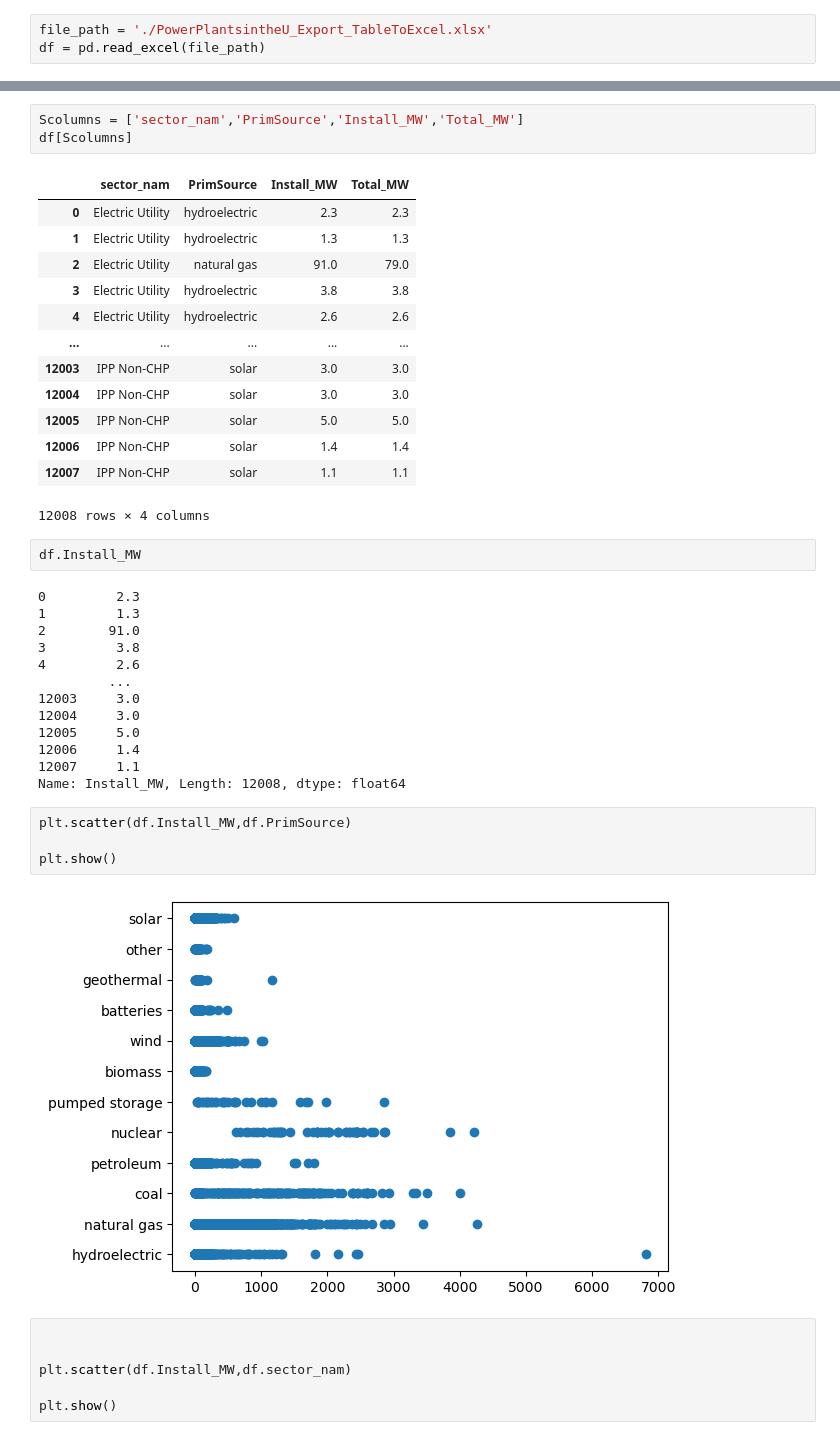
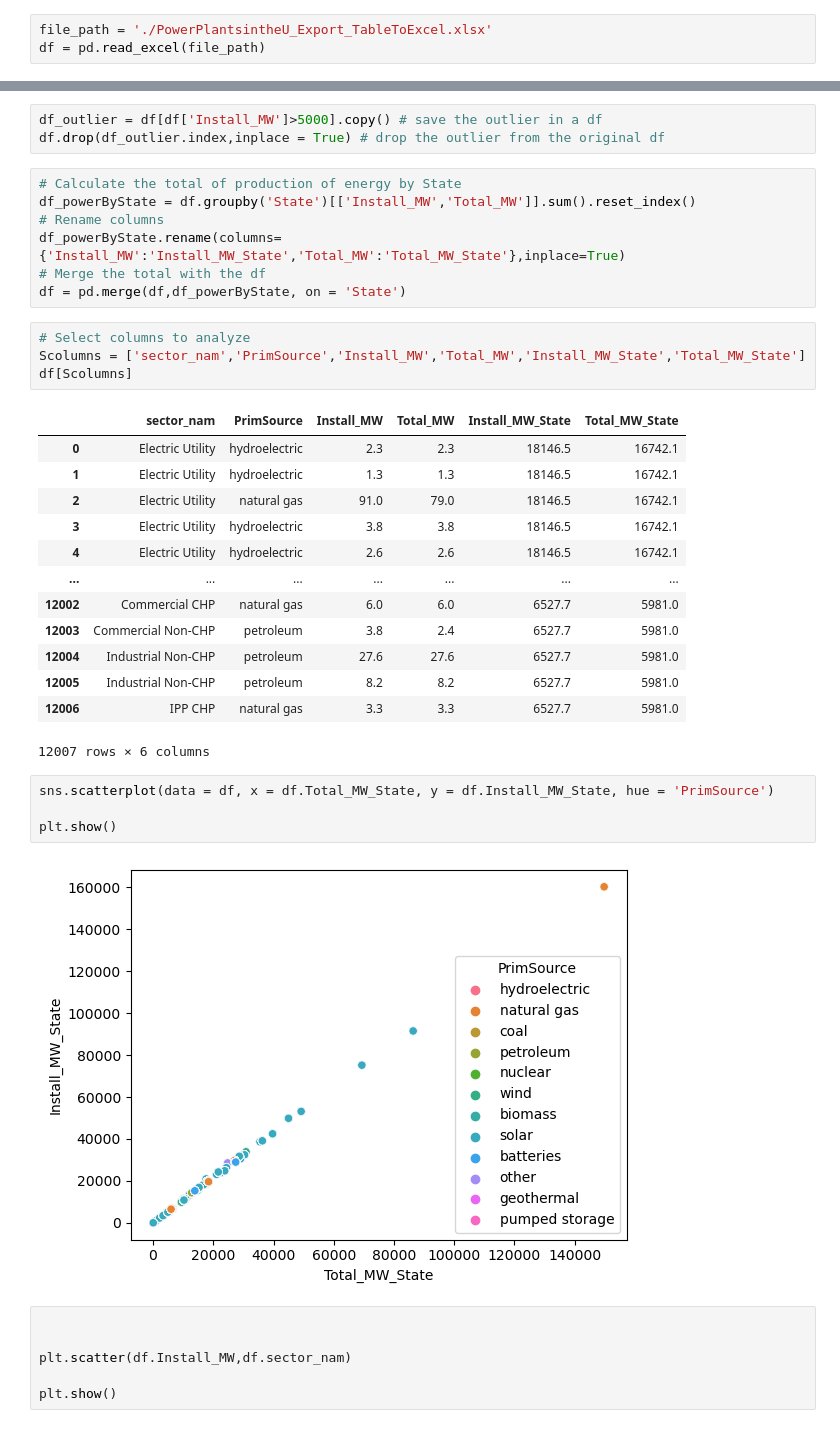
Before and after one commit to noriegamonsc1/02.MACHINE_LEARNING_SP23, a Jupyter notebook: Unsupervised_ML.ipynb, the cells around one changed output, grey strips where cells are left out. Cells and saved outputs as stored; diff of their text form.

```diff
--- a/Unsupervised_ML.ipynb
+++ b/Unsupervised_ML.ipynb
@@ -93,41 +45,37 @@ array([  2.3,   1.3,  79. , ..., 365.5,  70.7,  84.6])
+# %%
+df_outlier = df[df['Install_MW']>5000].copy() # save the outlier in a df
+df.drop(df_outlier.index,inplace = True) # drop the outlier from the original df
+# %%
+# Calculate the total of production of energy by State
+df_powerByState = df.groupby('State')[['Install_MW','Total_MW']].sum().reset_index()
+# Rename columns
+df_powerByState.rename(columns={'Install_MW':'Install_MW_State','Total_MW':'Total_MW_State'},inplace=True)
+# Merge the total with the df
+df = pd.merge(df,df_powerByState, on = 'State')
 # %%
-Scolumns = ['sector_nam','PrimSource','Install_MW','Total_MW']
+# Select columns to analyze
+Scolumns = ['sector_nam','PrimSource','Install_MW','Total_MW','Install_MW_State','Total_MW_State']
 df[Scolumns]
 # %% [output]
-|  | sector_nam | PrimSource | Install_MW | Total_MW |
-| 0 | Electric Utility | hydroelectric | 2.3 | 2.3 |
-| 1 | Electric Utility | hydroelectric | 1.3 | 1.3 |
-| 2 | Electric Utility | natural gas | 91.0 | 79.0 |
-| 3 | Electric Utility | hydroelectric | 3.8 | 3.8 |
-| 4 | Electric Utility | hydroelectric | 2.6 | 2.6 |
-| ... | ... | ... | ... | ... |
-| 12003 | IPP Non-CHP | solar | 3.0 | 3.0 |
-| 12004 | IPP Non-CHP | solar | 3.0 | 3.0 |
-| 12005 | IPP Non-CHP | solar | 5.0 | 5.0 |
-| 12006 | IPP Non-CHP | solar | 1.4 | 1.4 |
-| 12007 | IPP Non-CHP | solar | 1.1 | 1.1 |
+|  | sector_nam | PrimSource | Install_MW | Total_MW | Install_MW_State | Total_MW_State |
+| 0 | Electric Utility | hydroelectric | 2.3 | 2.3 | 18146.5 | 16742.1 |
+| 1 | Electric Utility | hydroelectric | 1.3 | 1.3 | 18146.5 | 16742.1 |
+| 2 | Electric Utility | natural gas | 91.0 | 79.0 | 18146.5 | 16742.1 |
+| 3 | Electric Utility | hydroelectric | 3.8 | 3.8 | 18146.5 | 16742.1 |
+| 4 | Electric Utility | hydroelectric | 2.6 | 2.6 | 18146.5 | 16742.1 |
+| ... | ... | ... | ... | ... | ... | ... |
+| 12002 | Commercial CHP | natural gas | 6.0 | 6.0 | 6527.7 | 5981.0 |
+| 12003 | Commercial Non-CHP | petroleum | 3.8 | 2.4 | 6527.7 | 5981.0 |
+| 12004 | Industrial Non-CHP | petroleum | 27.6 | 27.6 | 6527.7 | 5981.0 |
+| 12005 | Industrial Non-CHP | petroleum | 8.2 | 8.2 | 6527.7 | 5981.0 |
+| 12006 | IPP CHP | natural gas | 3.3 | 3.3 | 6527.7 | 5981.0 |
-12008 rows × 4 columns
+12007 rows × 6 columns
-# %%
-df.Install_MW
-# %% [output]
-0         2.3
-1         1.3
-2        91.0
-3         3.8
-4         2.6
-         ...
-12003     3.0
-12004     3.0
-12005     5.0
-12006     1.4
-12007     1.1
-Name: Install_MW, Length: 12008, dtype: float64
 # %%
-plt.scatter(df.Install_MW,df.PrimSource)
+sns.scatterplot(data = df, x = df.Total_MW_State, y = df.Install_MW_State, hue = 'PrimSource')
 
 plt.show()
 # %% [output]
-[figure, old version]
+[figure, new version]
 # %%
 
 
```
Also changed, not shown: parts of 17 cells of this notebook.
